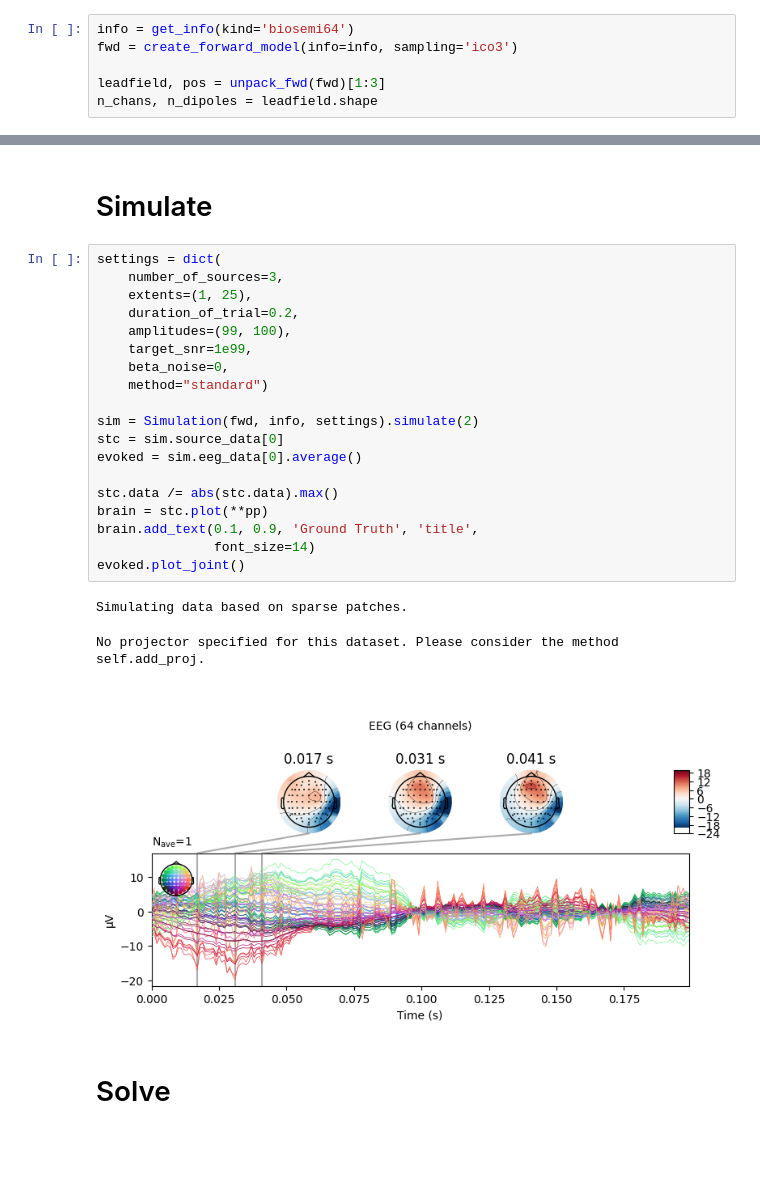
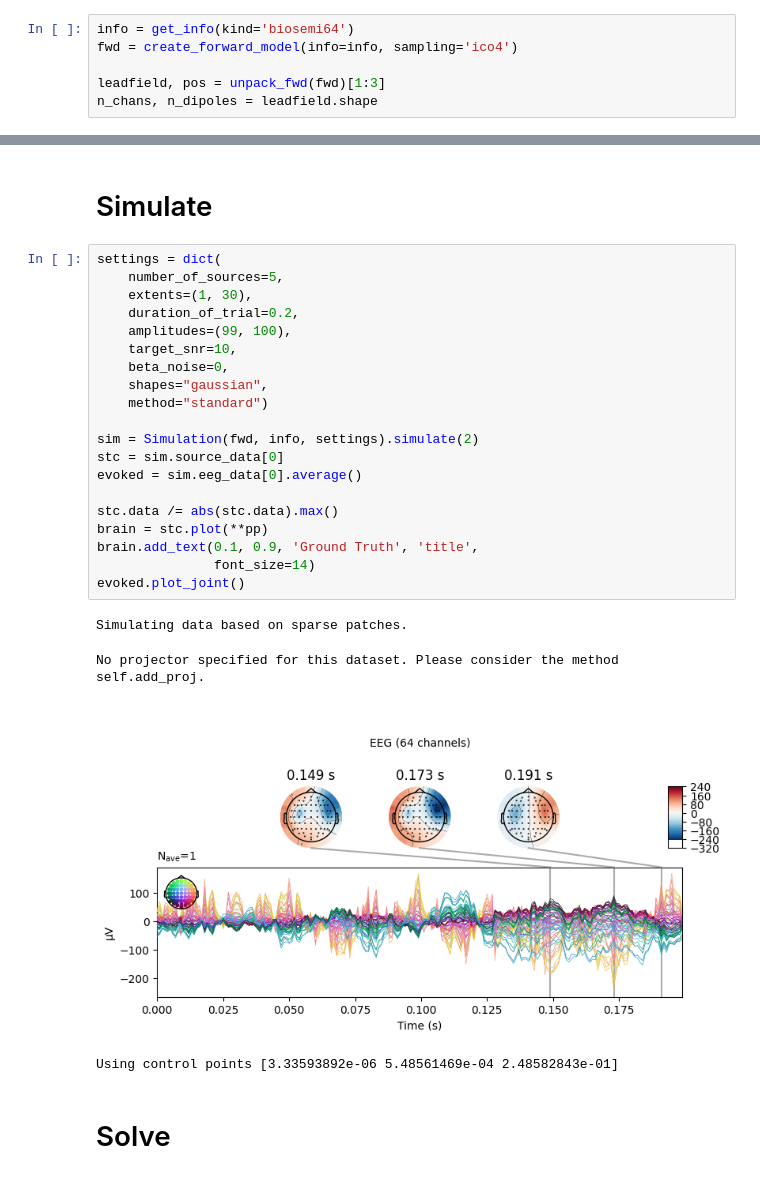
Before and after one commit to LukeTheHecker/invert, a Jupyter notebook: dev/evaluate.ipynb, the cells around one changed output, grey strips where cells are left out. Drawn from its saved outputs; the diff is of its cells as text; blank space fills up the shorter version.

```diff
--- a/dev/evaluate.ipynb
+++ b/dev/evaluate.ipynb
@@ -15,7 +15,7 @@ from esinet.util import unpack_fwd
 pp = dict(surface='white', hemi='both', verbose=0)
 # %%
 info = get_info(kind='biosemi64')
-fwd = create_forward_model(info=info, sampling='ico3')
+fwd = create_forward_model(info=info, sampling='ico4')
 
 leadfield, pos = unpack_fwd(fwd)[1:3]
 n_chans, n_dipoles = leadfield.shape
@@ -36,26 +36,28 @@ n_chans, n_dipoles = leadfield.shape
 # Simulate
 # %%
 settings = dict(
-    number_of_sources=3,
-    extents=(1, 25),
+    number_of_sources=5,
+    extents=(1, 30),
     duration_of_trial=0.2,
     amplitudes=(99, 100),
-    target_snr=1e99,
+    target_snr=10,
     beta_noise=0,
+    shapes="gaussian",
     method="standard")
 
 sim = Simulation(fwd, info, settings).simulate(2)
 stc = sim.source_data[0]
 evoked = sim.eeg_data[0].average()
 
 stc.data /= abs(stc.data).max()
 brain = stc.plot(**pp)
 brain.add_text(0.1, 0.9, 'Ground Truth', 'title',
                font_size=14)
 evoked.plot_joint()
 # %% [output]
 Simulating data based on sparse patches.
 No projector specified for this dataset. Please consider the method self.add_proj.
-[figure, old version]
+[figure, new version]
+Using control points [3.33593892e-06 5.48561469e-04 2.48582843e-01]
 # %% [markdown]
 # Solve
```
Also changed, not shown: parts of 6 cells of this notebook.
